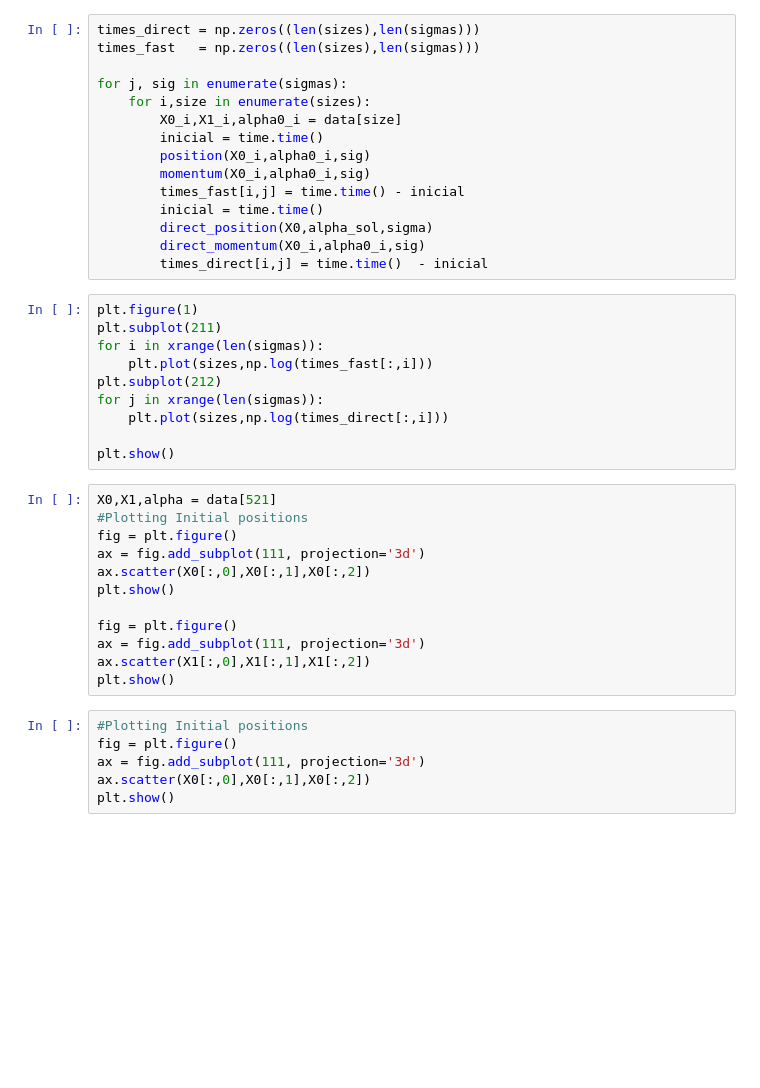
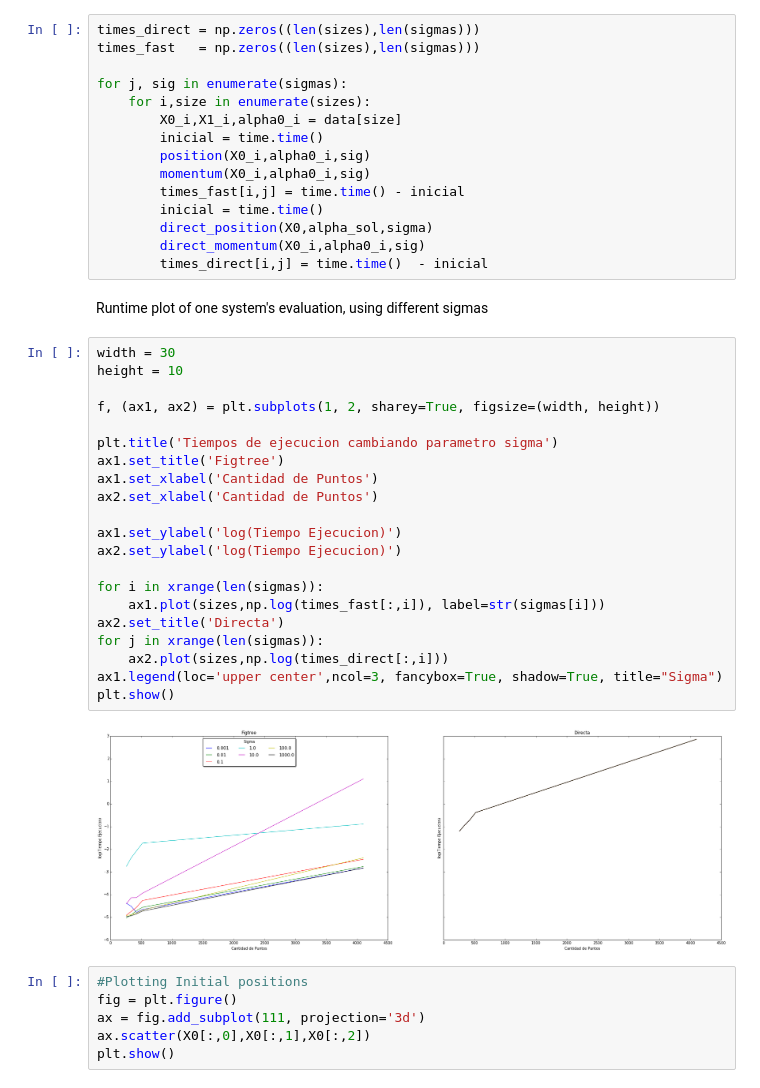
Before and after one commit to Nesus/TallerMM, a Jupyter notebook: Form Evolution Problem.ipynb, the cells around one changed output. Cells and saved outputs as stored; diff of their text form; blank space fills up the shorter version.

Commit message:
Added plot

```diff
--- a/Form Evolution Problem.ipynb
+++ b/Form Evolution Problem.ipynb
@@ -248,28 +252,31 @@ for j, sig in enumerate(sigmas):
         direct_position(X0,alpha_sol,sigma)
         direct_momentum(X0_i,alpha0_i,sig)
         times_direct[i,j] = time.time()  - inicial
-# %%
-plt.figure(1)
-plt.subplot(211)
-for i in xrange(len(sigmas)):
-    plt.plot(sizes,np.log(times_fast[:,i]))
-plt.subplot(212)
-for j in xrange(len(sigmas)):
-    plt.plot(sizes,np.log(times_direct[:,i]))
-
-plt.show()
-# %%
-X0,X1,alpha = data[521]
-#Plotting Initial positions
-fig = plt.figure()
-ax = fig.add_subplot(111, projection='3d')
-ax.scatter(X0[:,0],X0[:,1],X0[:,2])
-plt.show()
-
-fig = plt.figure()
-ax = fig.add_subplot(111, projection='3d')
-ax.scatter(X1[:,0],X1[:,1],X1[:,2])
-plt.show()
+# %% [markdown]
+Runtime plot of one system's evaluation, using different sigmas
+# %%
+width = 30
+height = 10
+
+f, (ax1, ax2) = plt.subplots(1, 2, sharey=True, figsize=(width, height))
+
+plt.title('Tiempos de ejecucion cambiando parametro sigma')
+ax1.set_title('Figtree')
+ax1.set_xlabel('Cantidad de Puntos')
+ax2.set_xlabel('Cantidad de Puntos')
+
+ax1.set_ylabel('log(Tiempo Ejecucion)')
+ax2.set_ylabel('log(Tiempo Ejecucion)')
+
+for i in xrange(len(sigmas)):
+    ax1.plot(sizes,np.log(times_fast[:,i]), label=str(sigmas[i]))
+ax2.set_title('Directa')
+for j in xrange(len(sigmas)):
+    ax2.plot(sizes,np.log(times_direct[:,i]))
+ax1.legend(loc='upper center',ncol=3, fancybox=True, shadow=True, title="Sigma")
+plt.show()
+# %% [output]
+[figure, added]
 # %%
 #Plotting Initial positions
 fig = plt.figure()
```
Also changed, not shown: parts of 2 cells of this notebook.
